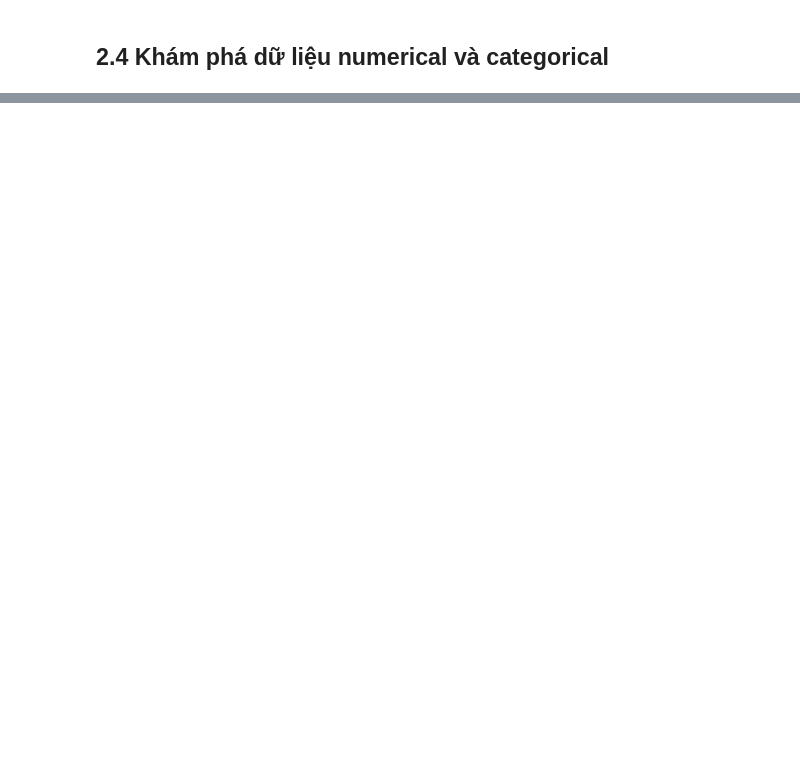
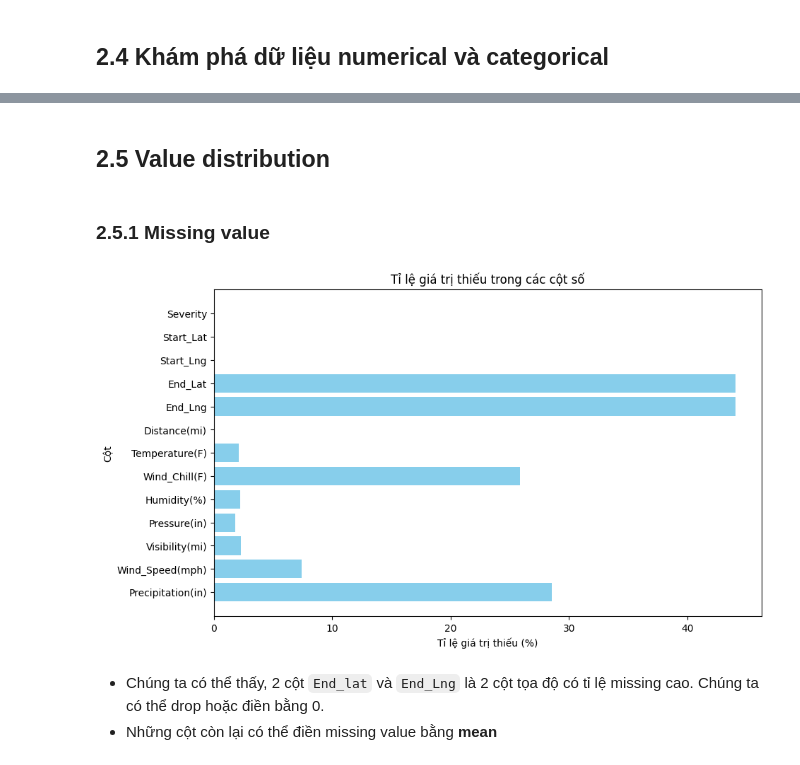
Before and after one commit to MTriNguci/DV---Lab01, a Jupyter notebook: Preprocess.ipynb, the cells around one changed output, grey strips where cells are left out. Saved outputs shown, nothing was run; the diff lists cells and outputs as text; code cells hidden in the pictures; blank space fills up the shorter version.

```diff
--- a/Preprocess.ipynb
+++ b/Preprocess.ipynb
@@ -219,0 +233,25 @@ assert len(categotical_cols) + len(numerical_cols) + len(time_cols)  == df.shape
+# %% [markdown]
+## 2.5 Value distribution
+# %% [markdown]
+### 2.5.1 Missing value
+# %%
+# Lặp qua các cột số để tính tỉ lệ giá trị thiếu
+missing_percentages = [(col, df[col].isnull().mean() * 100) for col in numerical_cols]
+
+# Tạo một list các tên cột và tỉ lệ giá trị thiếu tương ứng
+columns = [x[0] for x in missing_percentages]
+percentages = [x[1] for x in missing_percentages]
+
+# Vẽ biểu đồ
+plt.figure(figsize=(10, 6))
+plt.barh(columns, percentages, color='skyblue')
+plt.xlabel('Tỉ lệ giá trị thiếu (%)')
+plt.ylabel('Cột')
+plt.title('Tỉ lệ giá trị thiếu trong các cột số')
+plt.gca().invert_yaxis()  # Đảo ngược thứ tự cột để cột có tỉ lệ lớn nhất ở trên cùng
+plt.show()
+# %% [output]
+[figure, added]
+# %% [markdown]
+- Chúng ta có thể thấy, 2 cột `End_lat` và `End_Lng` là 2 cột tọa độ có tỉ lệ missing cao. Chúng ta có thể drop hoặc điền bằng 0.
+- Những cột còn lại có thể điền missing value bằng **mean**
```
Also changed, not shown: parts of 19 cells of this notebook.
